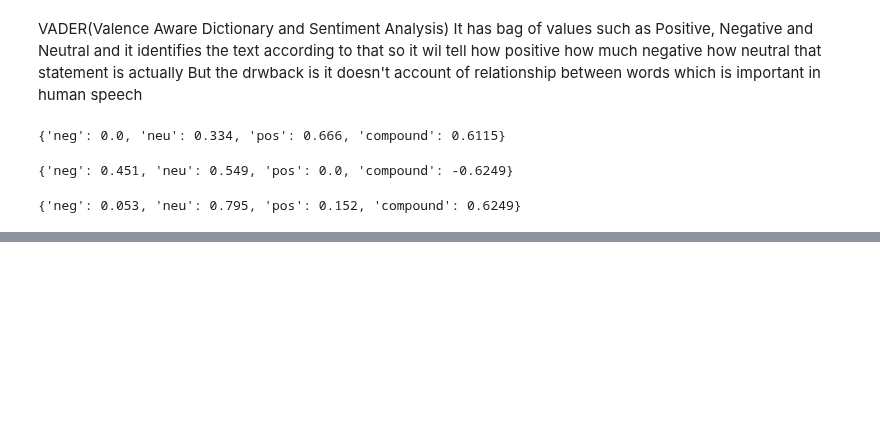
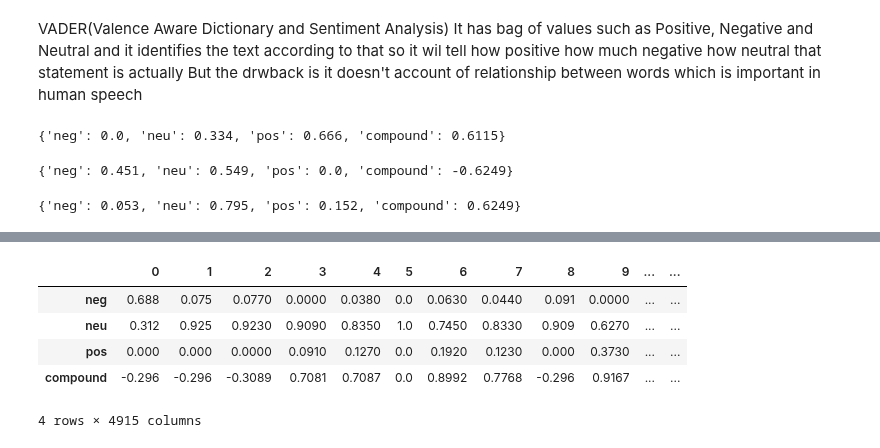
Before and after one commit to talkishita/Opinion-AI, a Jupyter notebook: Version2.ipynb, the cells around one changed output, grey strips where cells are left out. Drawn from its saved outputs; the diff is of its cells as text; code cells hidden in the pictures; blank space fills up the shorter version.

```diff
--- a/Version2.ipynb
+++ b/Version2.ipynb
@@ -162,0 +185,9 @@ ImportError: IProgress not found. Please update jupyter and ipywidgets. See http
+# %%
+pd.DataFrame(temp)
+# %% [output]
+|  | 0 | 1 | 2 | 3 | 4 | 5 | 6 | 7 | 8 | 9 | ... | ... |
+| neg | 0.688 | 0.075 | 0.0770 | 0.0000 | 0.0380 | 0.0 | 0.0630 | 0.0440 | 0.091 | 0.0000 | ... | ... |
+| neu | 0.312 | 0.925 | 0.9230 | 0.9090 | 0.8350 | 1.0 | 0.7450 | 0.8330 | 0.909 | 0.6270 | ... | ... |
+| pos | 0.000 | 0.000 | 0.0000 | 0.0910 | 0.1270 | 0.0 | 0.1920 | 0.1230 | 0.000 | 0.3730 | ... | ... |
+| compound | -0.296 | -0.296 | -0.3089 | 0.7081 | 0.7087 | 0.0 | 0.8992 | 0.7768 | -0.296 | 0.9167 | ... | ... |
+4 rows × 4915 columns
```
Also changed, not shown: parts of 8 cells of this notebook.
